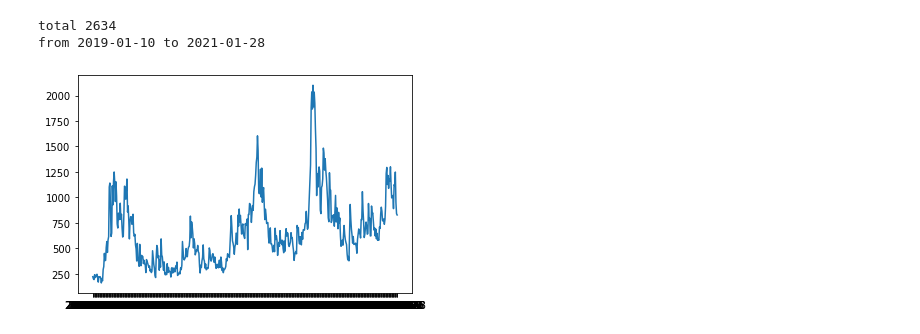
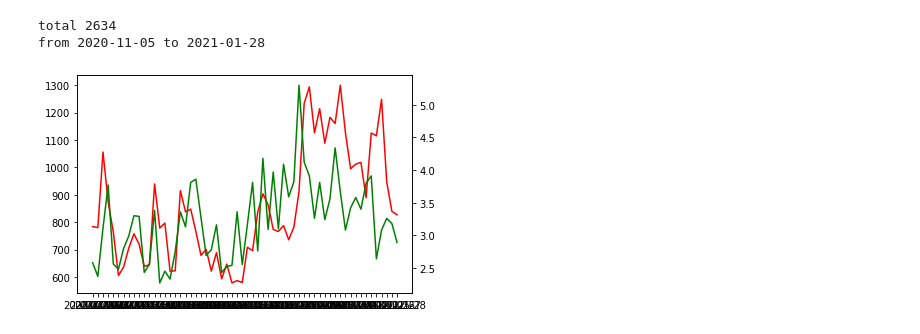
Before and after one commit to derjoker/playground, a Jupyter notebook: python/stock/rzrq/rzrq.ipynb, the cells around one changed output. Cells and saved outputs as stored; diff of their text form; code cells hidden in the pictures.

Commit message:
twinx

```diff
--- a/python/stock/rzrq/rzrq.ipynb
+++ b/python/stock/rzrq/rzrq.ipynb
@@ -6,19 +6,29 @@ import json
 data = json.load(open("data.json"))
 data = data["data"]
 print("total", len(data))
+data = data[0:60]
 # data = data[0:180]
 # data = data[0:250]
-data = data[0:500]
+# data = data[0:500]
 data.reverse()
 date = [item[0] for item in data]
 print("from", date[0], "to", date[-1])
 # %% [output]
 total 2634
-from 2019-01-10 to 2021-01-28
+from 2020-11-05 to 2021-01-28
 # %%
 # 融资买入（亿元）
 rzBuy = [round(item[4]/100000000, 2) for item in data]
-plt.plot(date, rzBuy)
+# 融券卖出量（亿股）
+rqSaleCount = [round(item[7]/100000000, 2) for item in data]
+
+fig = plt.figure()
+axRzBuy = fig.subplots()
+axRqSaleCount = axRzBuy.twinx()
+
+axRzBuy.plot(date, rzBuy, 'r')
+axRqSaleCount.plot(date, rqSaleCount, 'g')
+
 plt.show()
 # %% [output]
-[figure, old version]
+[figure, new version]
```
Also changed, not shown: parts of 2 cells of this notebook.
